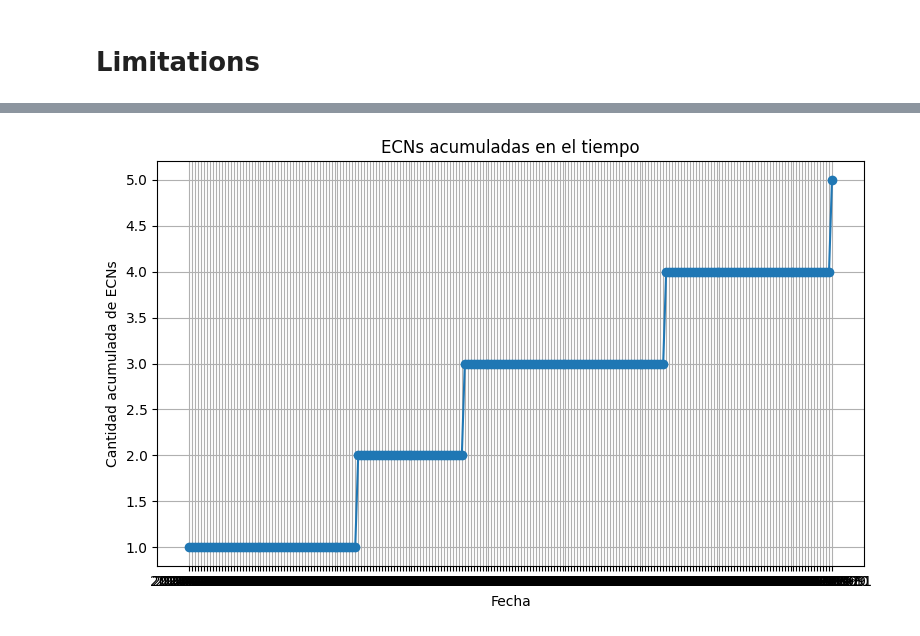
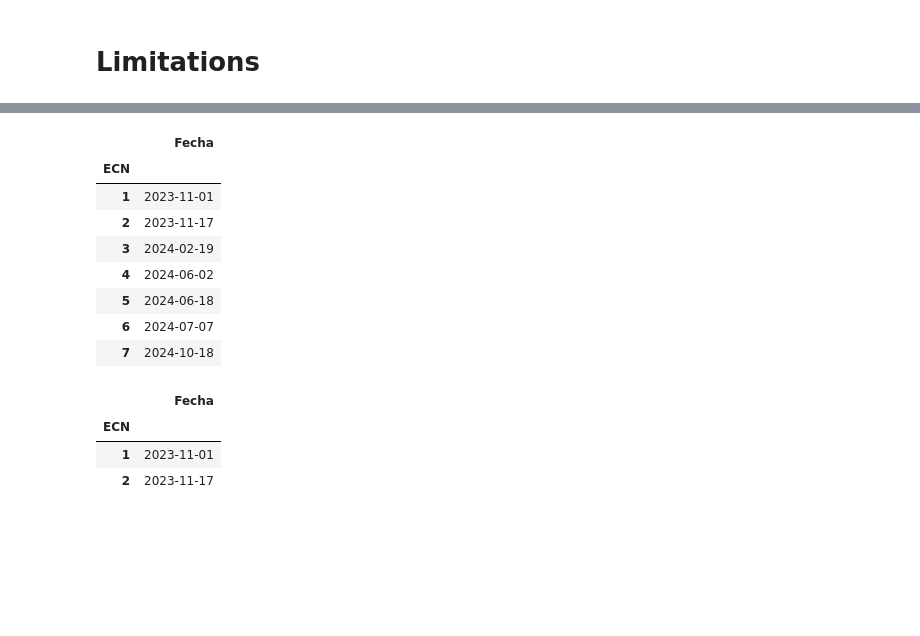
Before and after one commit to rubusarbaro/supplier-selection_fuzzy-logic_thesis, a Jupyter notebook: Calc.ipynb, the cells around one changed output, grey strips where cells are left out. Drawn from its saved outputs; the diff is of its cells as text; code cells hidden in the pictures; blank space fills up the shorter version.

```diff
--- a/Calc.ipynb
+++ b/Calc.ipynb
@@ -463,13 +299,0 @@ pd.DataFrame(data=table_2)
-# %%
-import matplotlib.pyplot as plt
-
-plt.figure(figsize=(8, 5))
-plt.plot(pd.DataFrame(data=table_2)['Fecha'], pd.DataFrame(data=table_2)['ECN'], marker='o')
-plt.title('ECNs acumuladas en el tiempo')
-plt.xlabel('Fecha')
-plt.ylabel('Cantidad acumulada de ECNs')
-plt.grid(True)
-plt.tight_layout()
-plt.show()
-# %% [output]
-[figure, removed]
@@ -475,0 +333,21 @@ plt.show()
+# %%
+s_33 = dates_df.groupby("ECN").min()
+s_33
+# %% [output]
+|  | Fecha |
+| ECN |  |
+| 1 | 2023-11-01 |
+| 2 | 2023-11-17 |
+| 3 | 2024-02-19 |
+| 4 | 2024-06-02 |
+| 5 | 2024-06-18 |
+| 6 | 2024-07-07 |
+| 7 | 2024-10-18 |
+# %%
+s_47 = dates_df.groupby("ECN").min()
+s_47
+# %% [output]
+|  | Fecha |
+| ECN |  |
+| 1 | 2023-11-01 |
+| 2 | 2023-11-17 |
```
Also changed, not shown: parts of 33 cells of this notebook, 3 other files.
